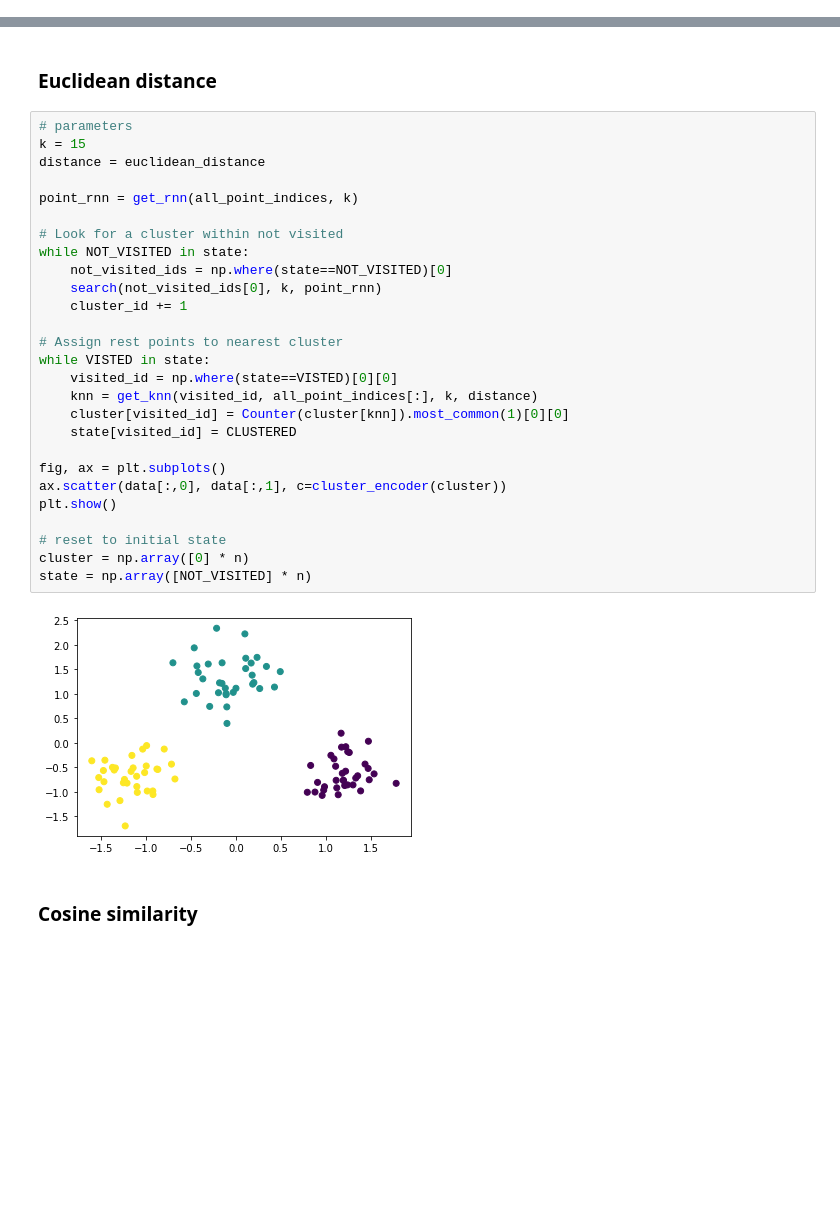
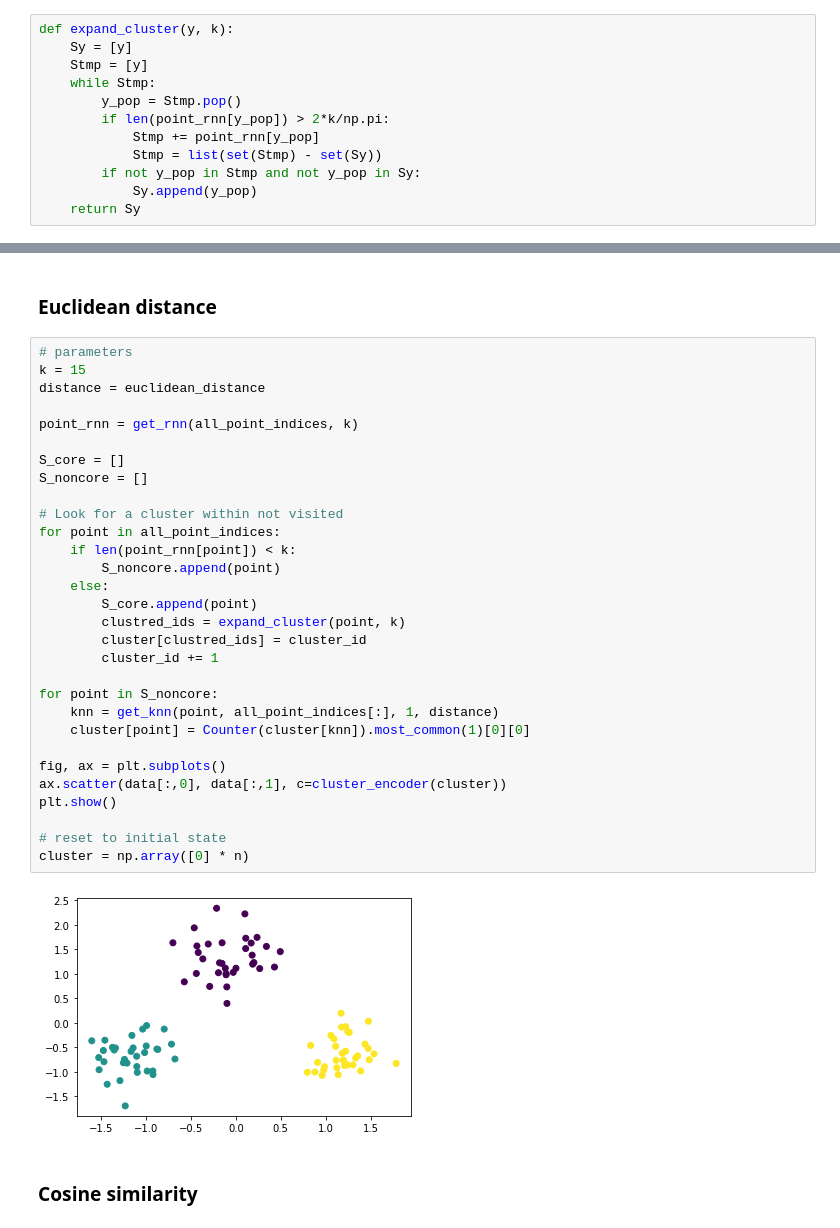
Before and after one commit to arek544/DBSCAN, a Jupyter notebook: dbscan_vs_dbscrn.ipynb, the cells around one changed output, grey strips where cells are left out. Cells and saved outputs as stored; diff of their text form; blank space fills up the shorter version.

```diff
--- a/dbscan_vs_dbscrn.ipynb
+++ b/dbscan_vs_dbscrn.ipynb
@@ -271,3 +259,15 @@ def search(current_index, k, point_rnn):
+# %%
+def expand_cluster(y, k):
+    Sy = [y]
+    Stmp = [y]
+    while Stmp:
+        y_pop = Stmp.pop()
+        if len(point_rnn[y_pop]) > 2*k/np.pi:
+            Stmp += point_rnn[y_pop]
+            Stmp = list(set(Stmp) - set(Sy))
+        if not y_pop in Stmp and not y_pop in Sy:
+            Sy.append(y_pop)
+    return Sy
 # %% [markdown]
 ## Clusterization test
 # %% [markdown]
@@ -275,32 +275,35 @@ def search(current_index, k, point_rnn):
 # %%
 # parameters
 k = 15
 distance = euclidean_distance
 
 point_rnn = get_rnn(all_point_indices, k)
 
+S_core = []
+S_noncore = []
+
 # Look for a cluster within not visited
-while NOT_VISITED in state:
-    not_visited_ids = np.where(state==NOT_VISITED)[0]
-    search(not_visited_ids[0], k, point_rnn)
-    cluster_id += 1
+for point in all_point_indices:
+    if len(point_rnn[point]) < k:
+        S_noncore.append(point)
+    else:
+        S_core.append(point)
+        clustred_ids = expand_cluster(point, k)
+        cluster[clustred_ids] = cluster_id
+        cluster_id += 1
 
-# Assign rest points to nearest cluster
-while VISTED in state:
-    visited_id = np.where(state==VISTED)[0][0]
-    knn = get_knn(visited_id, all_point_indices[:], k, distance)
-    cluster[visited_id] = Counter(cluster[knn]).most_common(1)[0][0]
-    state[visited_id] = CLUSTERED
+for point in S_noncore:
+    knn = get_knn(point, all_point_indices[:], 1, distance)
+    cluster[point] = Counter(cluster[knn]).most_common(1)[0][0]
 
 fig, ax = plt.subplots()
 ax.scatter(data[:,0], data[:,1], c=cluster_encoder(cluster))
 plt.show()
 
 # reset to initial state
 cluster = np.array([0] * n)
-state = np.array([NOT_VISITED] * n)
 # %% [output]
-[figure, old version]
+[figure, new version]
 # %% [markdown]
 ### Cosine similarity
 # %%
```
Also changed, not shown: parts of 15 cells of this notebook.
